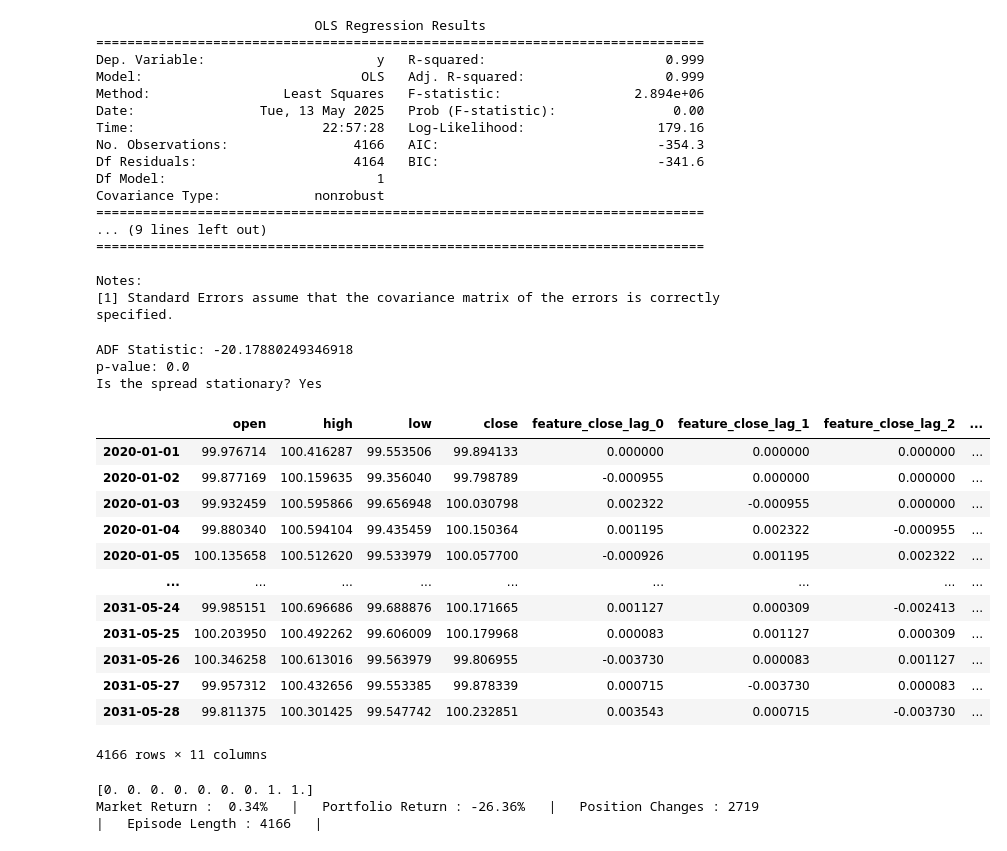
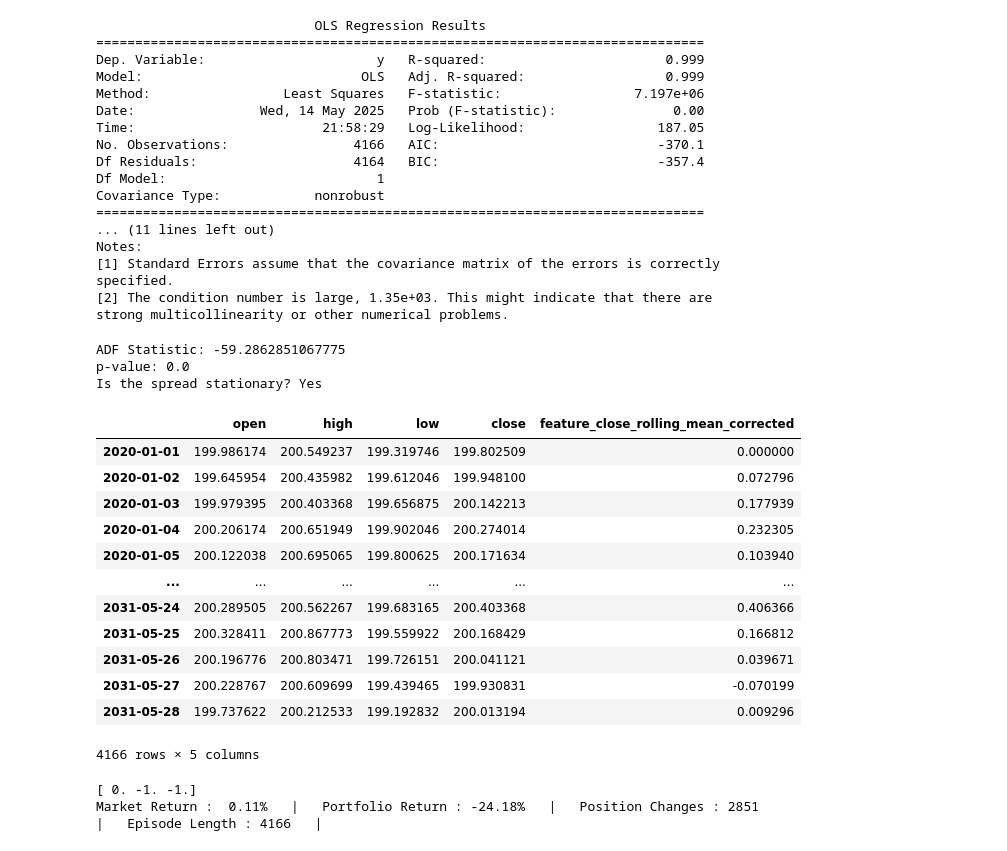
Before and after one commit to chantomkit/RLTrade, a Jupyter notebook: stationary_dgp_rl.ipynb, the cells around one changed output. Saved outputs shown, nothing was run; the diff lists cells and outputs as text; code cells hidden in the pictures.

```diff
--- a/stationary_dgp_rl.ipynb
+++ b/stationary_dgp_rl.ipynb
@@ -23,13 +29,15 @@ import seaborn as sns
 # %%
-x0, mu_epsilon = 10, 100
+x0, mu_epsilon = 100, 200
 
 N, window, stride = 100000, 24, 24  # simulation with ohlc
 # N, window, stride = 10000, 1, 1  # simulation with tick data
 
-x_c, y_c = stationary_dgp(N=N, x0=x0, mu=mu_epsilon)
+train_set_random_state = 42
+x_c, y_c = stationary_dgp(N=N, x0=x0, mu=mu_epsilon, random_state=train_set_random_state)
 y_o, y_h, y_l, y_c = make_ohlc(y_c, window=window, stride=stride)
 x_o, x_h, x_l, x_c = make_ohlc(x_c, window=window, stride=stride)
 spread_o, spread_h, spread_l, spread_c = y_o - x_o, y_h - x_l, y_l - x_h, y_c - x_c
+# spread_o, spread_h, spread_l, spread_c = x_o, x_h, x_l, x_c  # test on random walk
 
 df = pd.DataFrame({'open': spread_o, 'high': spread_h, 'low': spread_l, 'close': spread_c})
 df.index = pd.date_range(start='2020-01-01', periods=len(df), freq='D')
@@ -93,57 +101,55 @@ print(ols.summary())
 ==============================================================================
 Dep. Variable:                      y   R-squared:                       0.999
 Model:                            OLS   Adj. R-squared:                  0.999
-Method:                 Least Squares   F-statistic:                 2.894e+06
-Date:                Tue, 13 May 2025   Prob (F-statistic):               0.00
-Time:                        22:57:28   Log-Likelihood:                 179.16
-No. Observations:                4166   AIC:                            -354.3
-Df Residuals:                    4164   BIC:                            -341.6
+Method:                 Least Squares   F-statistic:                 7.197e+06
+Date:                Wed, 14 May 2025   Prob (F-statistic):               0.00
+Time:                        21:58:29   Log-Likelihood:                 187.05
+No. Observations:                4166   AIC:                            -370.1
+Df Residuals:                    4164   BIC:                            -357.4
 Df Model:                           1
 Covariance Type:            nonrobust
 ==============================================================================
-... (9 lines left out)
-==============================================================================
-
+... (11 lines left out)
 Notes:
 [1] Standard Errors assume that the covariance matrix of the errors is correctly specified.
+[2] The condition number is large, 1.35e+03. This might indicate that there are
+strong multicollinearity or other numerical problems.
 # %%
 adfuller_test = adfuller(spread_c)
 print(f'ADF Statistic: {adfuller_test[0]}')
 print(f'p-value: {adfuller_test[1]}')
 print('Is the spread stationary? {}'.format('Yes' if adfuller_test[1] < 0.05 else 'No'))
 # %% [output]
-ADF Statistic: -20.17880249346918
+ADF Statistic: -59.2862851067775
 p-value: 0.0
 Is the spread stationary? Yes
 # %%
 feature_config = [
-    {'type': 'rolling',
+    {'type': 'rolling_mean_corrected',
      'params': {
        'cols': ['close'],
-       'window': 7,
-       'mode': 'logdiff',
-       'subtract_mean': False
+       'window': 100,
      }},
 ]
 
 df_train = df.copy()
 fe = FeatureEngineering(df_train)
 df_train = fe.build_features(feature_config)
 df_train
 # %% [output]
-|  | open | high | low | close | feature_close_lag_0 | feature_close_lag_1 | feature_close_lag_2 | ... |
-| 2020-01-01 | 99.976714 | 100.416287 | 99.553506 | 99.894133 | 0.000000 | 0.000000 | 0.000000 | ... |
-| 2020-01-02 | 99.877169 | 100.159635 | 99.356040 | 99.798789 | -0.000955 | 0.000000 | 0.000000 | ... |
-| 2020-01-03 | 99.932459 | 100.595866 | 99.656948 | 100.030798 | 0.002322 | -0.000955 | 0.000000 | ... |
-| 2020-01-04 | 99.880340 | 100.594104 | 99.435459 | 100.150364 | 0.001195 | 0.002322 | -0.000955 | ... |
-| 2020-01-05 | 100.135658 | 100.512620 | 99.533979 | 100.057700 | -0.000926 | 0.001195 | 0.002322 | ... |
-| ... | ... | ... | ... | ... | ... | ... | ... | ... |
-| 2031-05-24 | 99.985151 | 100.696686 | 99.688876 | 100.171665 | 0.001127 | 0.000309 | -0.002413 | ... |
-| 2031-05-25 | 100.203950 | 100.492262 | 99.606009 | 100.179968 | 0.000083 | 0.001127 | 0.000309 | ... |
-| 2031-05-26 | 100.346258 | 100.613016 | 99.563979 | 99.806955 | -0.003730 | 0.000083 | 0.001127 | ... |
-| 2031-05-27 | 99.957312 | 100.432656 | 99.553385 | 99.878339 | 0.000715 | -0.003730 | 0.000083 | ... |
-| 2031-05-28 | 99.811375 | 100.301425 | 99.547742 | 100.232851 | 0.003543 | 0.000715 | -0.003730 | ... |
+|  | open | high | low | close | feature_close_rolling_mean_corrected |
+| 2020-01-01 | 199.986174 | 200.549237 | 199.319746 | 199.802509 | 0.000000 |
+| 2020-01-02 | 199.645954 | 200.435982 | 199.612046 | 199.948100 | 0.072796 |
+| 2020-01-03 | 199.979395 | 200.403368 | 199.656875 | 200.142213 | 0.177939 |
+| 2020-01-04 | 200.206174 | 200.651949 | 199.902046 | 200.274014 | 0.232305 |
+| 2020-01-05 | 200.122038 | 200.695065 | 199.800625 | 200.171634 | 0.103940 |
+| ... | ... | ... | ... | ... | ... |
+| 2031-05-24 | 200.289505 | 200.562267 | 199.683165 | 200.403368 | 0.406366 |
+| 2031-05-25 | 200.328411 | 200.867773 | 199.559922 | 200.168429 | 0.166812 |
+| 2031-05-26 | 200.196776 | 200.803471 | 199.726151 | 200.041121 | 0.039671 |
+| 2031-05-27 | 200.228767 | 200.609699 | 199.439465 | 199.930831 | -0.070199 |
+| 2031-05-28 | 199.737622 | 200.212533 | 199.192832 | 200.013194 | 0.009296 |
-4166 rows × 11 columns
+4166 rows × 5 columns
 # %%
 # Define the environment
 env_action_space = [-1, 0, 1] # Positions : [-1=SHORT, 0=OUT, 1=LONG]
@@ -174,8 +180,8 @@ while not done and not truncated:
 n_actions = env.action_space.n
 n_observations = len(env.reset()[0])
 # %% [output]
-[0. 0. 0. 0. 0. 0. 0. 1. 1.]
-Market Return :  0.34%   |   Portfolio Return : -26.36%   |   Position Changes : 2719   |   Episode Length : 4166   |
+[ 0. -1. -1.]
+Market Return :  0.11%   |   Portfolio Return : -24.18%   |   Position Changes : 2851   |   Episode Length : 4166   |
 # %%
 # Train a DQN agent using training data from a stationary data generating process
 agent = DQNAgent(n_observations=n_observations, n_actions=n_actions, target_net_layers=[8], policy_net_layers=[8])
```
Also changed, not shown: parts of 18 cells of this notebook.
